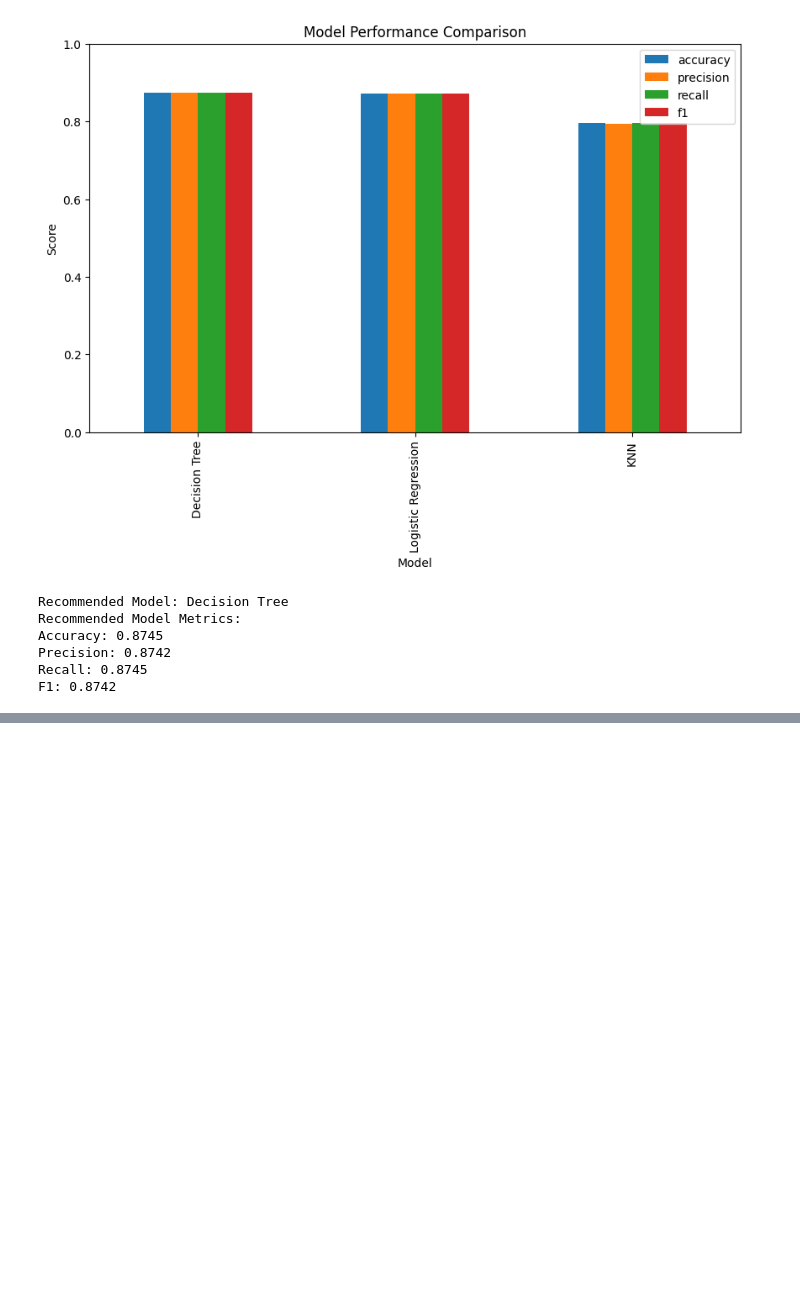
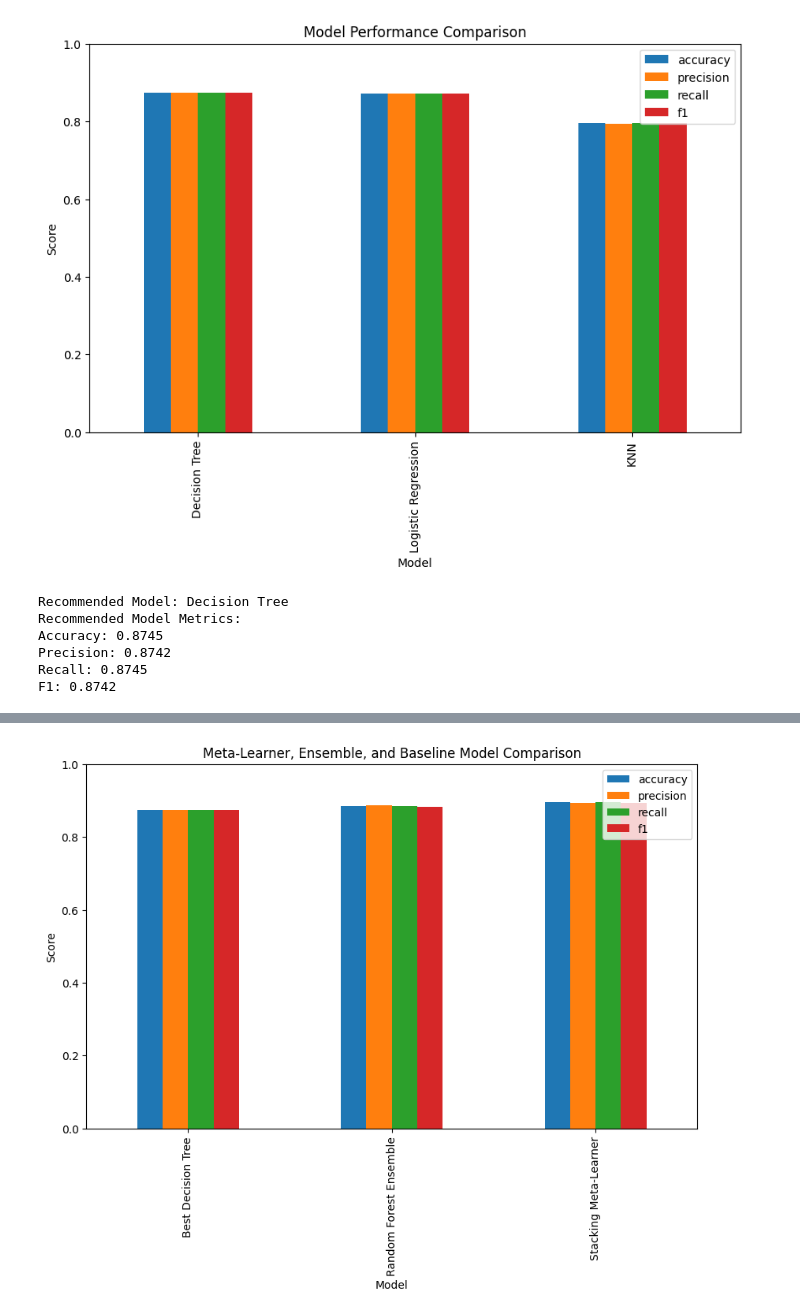
Before and after one commit to AditeyaAItronics/devsoc-bits, a Jupyter notebook: devsoc-ai-ml/devsoc_ai_ml.ipynb, the cells around one changed output, grey strips where cells are left out. Drawn from its saved outputs; the diff is of its cells as text; code cells hidden in the pictures; blank space fills up the shorter version.

```diff
--- a/devsoc-ai-ml/devsoc_ai_ml.ipynb
+++ b/devsoc-ai-ml/devsoc_ai_ml.ipynb
@@ -378,0 +435,5 @@ F1: 0.8742
+# %%
+# Run bagging and prediction
+rf_models, rf_preds = train_random_forest_ensemble(X_train, y_train, X_test, param_grid)
+print("Bagging (Random Forest Ensemble) Results (Majority Vote):")
+final_rf_pred = predict_with_ensemble(rf_preds, y_test)
@@ -378,0 +801,59 @@ F1: 0.8742
+# %%
+def compare_all_models(X_train, X_test, X_train_scaled, X_test_scaled, y_train, y_test, rf_preds, stacking_clf):
+    """
+    Compare the best baseline model, ensemble learner, and stacking meta-learner.
+    Prints metrics and plots a comparison bar chart.
+    """
+    from sklearn.metrics import accuracy_score, precision_score, recall_score, f1_score, confusion_matrix
+
+    # 1. Best Baseline Model (Decision Tree with best params found earlier)
+    dt_best = DecisionTreeClassifier(random_state=42, max_depth=10, min_samples_split=10)
+    dt_best.fit(X_train, y_train)
+    dt_pred = dt_best.predict(X_test)
+    baseline_metrics = {
+        "Model": "Best Decision Tree",
+        "accuracy": accuracy_score(y_test, dt_pred),
+        "precision": precision_score(y_test, dt_pred, average='weighted'),
+        "recall": recall_score(y_test, dt_pred, average='weighted'),
+        "f1": f1_score(y_test, dt_pred, average='weighted')
+    }
+    print("Confusion Matrix (Best Decision Tree):")
+    print(confusion_matrix(y_test, dt_pred))
+
+    # 2. Ensemble Learner (Bagging - Random Forest Ensemble)
+    rf_pred = pd.DataFrame(rf_preds).mode(axis=0).iloc[0].values
+    ensemble_metrics = {
+        "Model": "Random Forest Ensemble",
+        "accuracy": accuracy_score(y_test, rf_pred),
+        "precision": precision_score(y_test, rf_pred, average='weighted'),
+        "recall": recall_score(y_test, rf_pred, average='weighted'),
+        "f1": f1_score(y_test, rf_pred, average='weighted')
+    }
+    print("Confusion Matrix (Random Forest Ensemble):")
+    print(confusion_matrix(y_test, rf_pred))
+
+    # 3. Meta-Learner (Stacking)
+    stack_pred = stacking_clf.predict(X_test_scaled)
+    meta_metrics = {
+        "Model": "Stacking Meta-Learner",
+        "accuracy": accuracy_score(y_test, stack_pred),
+        "precision": precision_score(y_test, stack_pred, average='weighted'),
+        "recall": recall_score(y_test, stack_pred, average='weighted'),
+        "f1": f1_score(y_test, stack_pred, average='weighted')
+    }
+    print("Confusion Matrix (Stacking Meta-Learner):")
+    print(confusion_matrix(y_test, stack_pred))
+
+    # Combine and plot
+    results_df = pd.DataFrame([baseline_metrics, ensemble_metrics, meta_metrics])
+    print("\nModel Comparison Table:")
+    print(results_df)
+    results_df.plot(x='Model', y=['accuracy', 'precision', 'recall', 'f1'], kind='bar', figsize=(10,6))
+    plt.title('Meta-Learner, Ensemble, and Baseline Model Comparison')
+    plt.ylabel('Score')
+    plt.ylim(0, 1)
+    plt.show()
+
+# Call the function
+compare_all_models(X_train, X_test, X_train_scaled, X_test_scaled, y_train, y_test, rf_preds, stacking_clf)
+# %% [output]
@@ -378,0 +877 @@ F1: 0.8742
+[figure, added]
```
Also changed, not shown: parts of 13 cells of this notebook.
